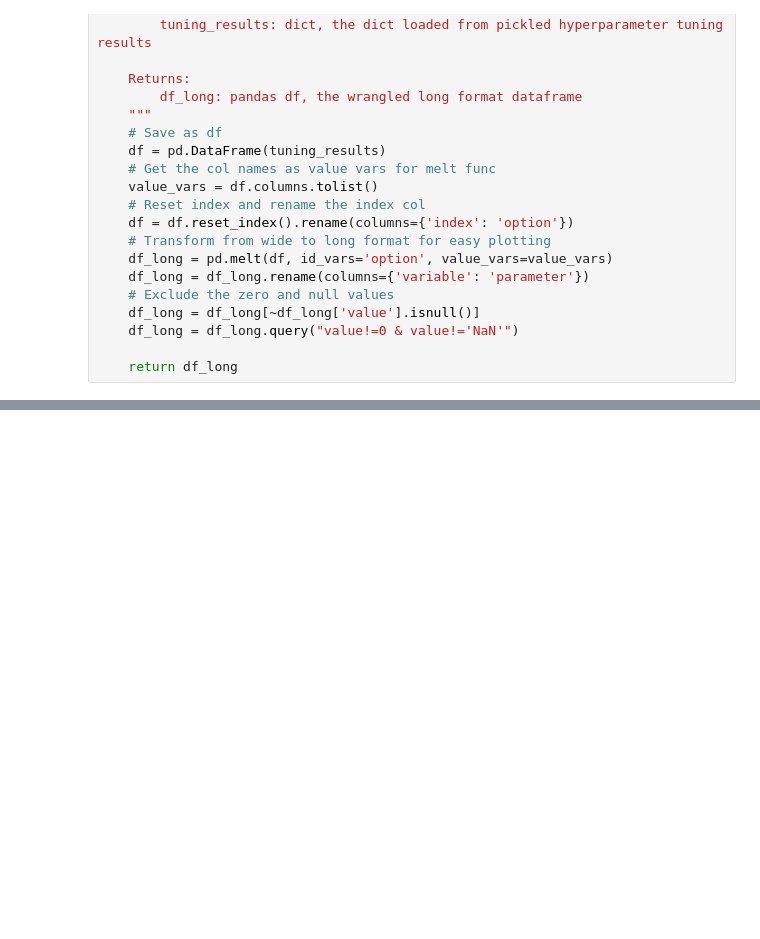
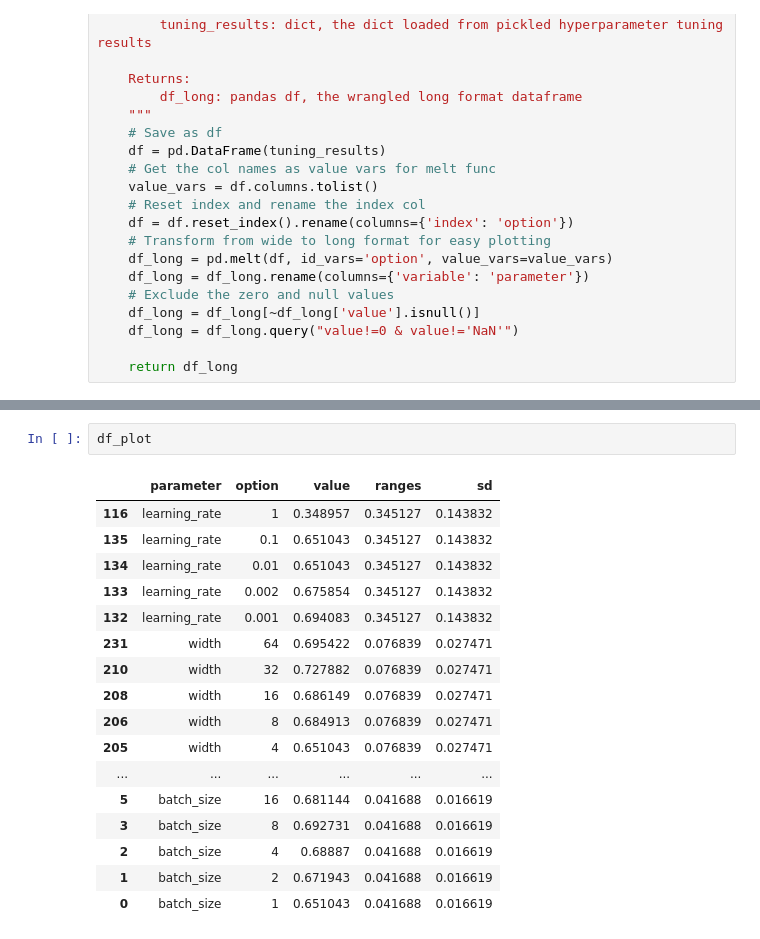
Before and after one commit to georgeliu1998/keras_model_tuning, a Jupyter notebook: keras.ipynb, the cells around one changed output, grey strips where cells are left out. Drawn from its saved outputs; the diff is of its cells as text; blank space fills up the shorter version.

```diff
--- a/keras.ipynb
+++ b/keras.ipynb
@@ -446,0 +440,20 @@ plt.show()
+# %%
+df_plot
+# %% [output]
+|  | parameter | option | value | ranges | sd |
+| 116 | learning_rate | 1 | 0.348957 | 0.345127 | 0.143832 |
+| 135 | learning_rate | 0.1 | 0.651043 | 0.345127 | 0.143832 |
+| 134 | learning_rate | 0.01 | 0.651043 | 0.345127 | 0.143832 |
+| 133 | learning_rate | 0.002 | 0.675854 | 0.345127 | 0.143832 |
+| 132 | learning_rate | 0.001 | 0.694083 | 0.345127 | 0.143832 |
+| 231 | width | 64 | 0.695422 | 0.076839 | 0.027471 |
+| 210 | width | 32 | 0.727882 | 0.076839 | 0.027471 |
+| 208 | width | 16 | 0.686149 | 0.076839 | 0.027471 |
+| 206 | width | 8 | 0.684913 | 0.076839 | 0.027471 |
+| 205 | width | 4 | 0.651043 | 0.076839 | 0.027471 |
+| ... | ... | ... | ... | ... | ... |
+| 5 | batch_size | 16 | 0.681144 | 0.041688 | 0.016619 |
+| 3 | batch_size | 8 | 0.692731 | 0.041688 | 0.016619 |
+| 2 | batch_size | 4 | 0.68887 | 0.041688 | 0.016619 |
+| 1 | batch_size | 2 | 0.671943 | 0.041688 | 0.016619 |
+| 0 | batch_size | 1 | 0.651043 | 0.041688 | 0.016619 |
```
Also changed, not shown: parts of 22 cells of this notebook.
